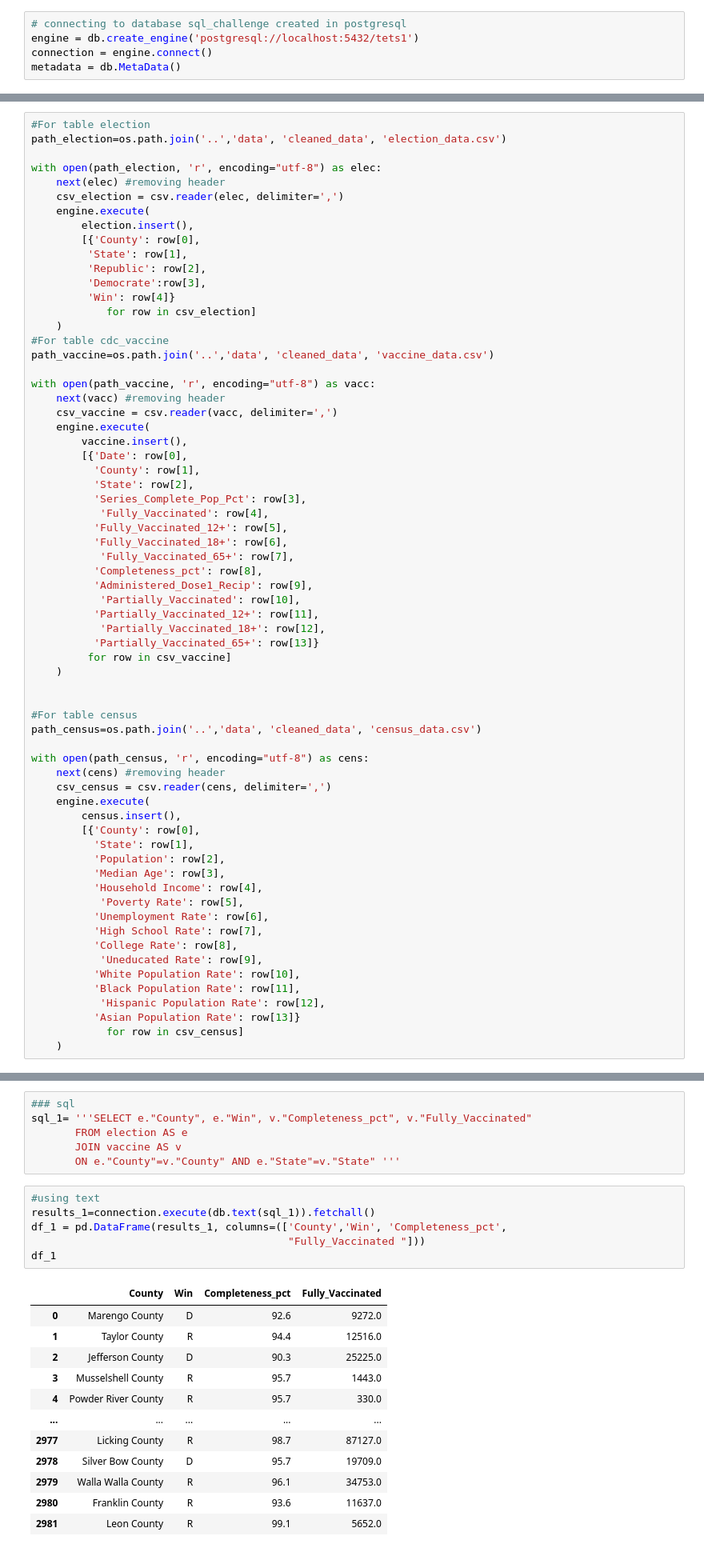
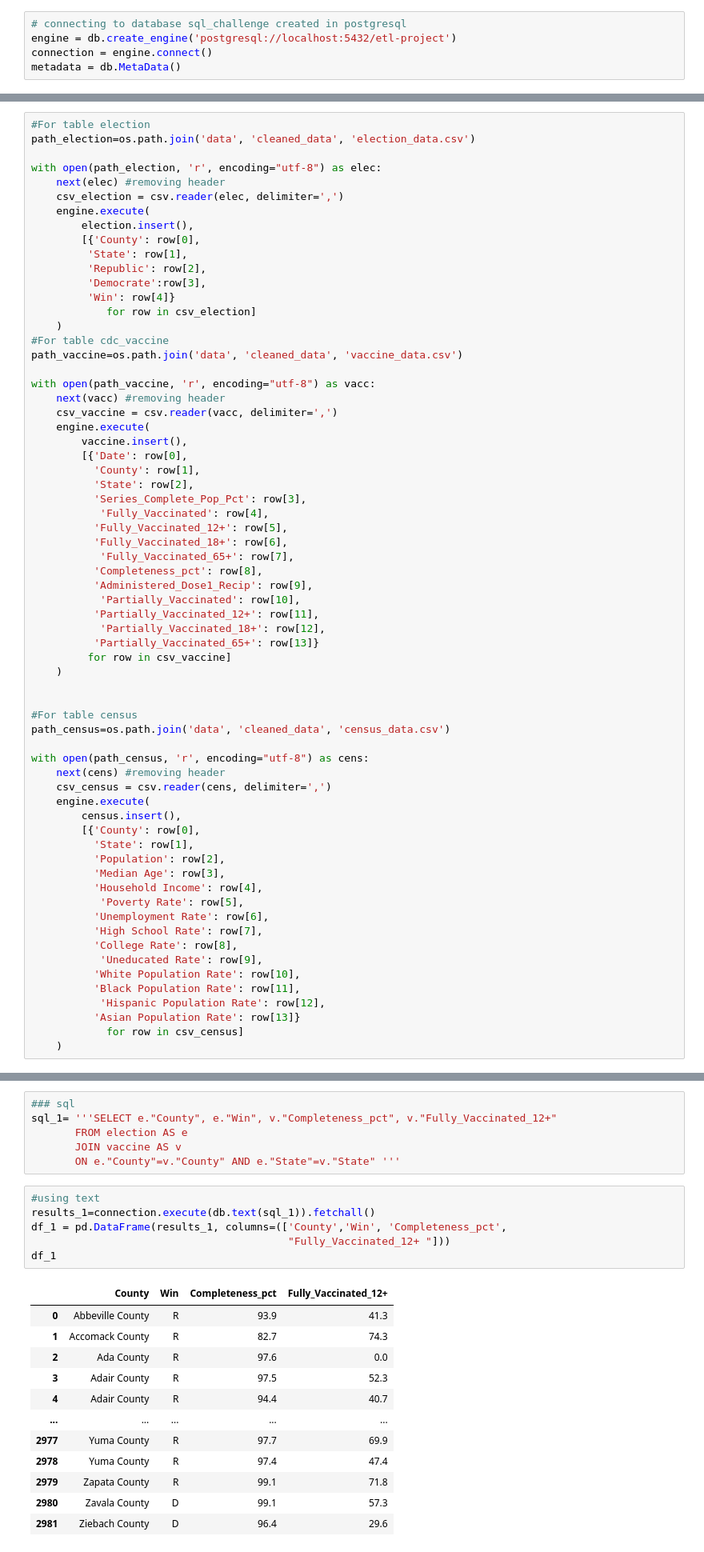
Before and after one commit to pandeysudip/COVID-19-Vaccination-Rate, a Jupyter notebook: Analysis/sqlalchemy.ipynb, the cells around one changed output, grey strips where cells are left out. Shown at 80% size. Drawn from its saved outputs; the diff is of its cells as text.

```diff
--- a/Analysis/sqlalchemy.ipynb
+++ b/Analysis/sqlalchemy.ipynb
@@ -11,7 +11,7 @@ import matplotlib.pyplot as plt
 ## Connecting to database
 # %%
 # connecting to database sql_challenge created in postgresql
-engine = db.create_engine('postgresql://localhost:5432/tets1')
+engine = db.create_engine('postgresql://localhost:5432/etl-project')
 connection = engine.connect()
 metadata = db.MetaData()
 # %%
@@ -80,7 +80,7 @@ vaccine = db.Table('vaccine', metadata, autoload=True, autoload_with=engine)
 ## Inserting values in tables from our cleaned data csv files
 # %%
 #For table election
-path_election=os.path.join('..','data', 'cleaned_data', 'election_data.csv')
+path_election=os.path.join('data', 'cleaned_data', 'election_data.csv')
 
 with open(path_election, 'r', encoding="utf-8") as elec:
     next(elec) #removing header
@@ -95,7 +95,7 @@ with open(path_election, 'r', encoding="utf-8") as elec:
             for row in csv_election]
     )
 #For table cdc_vaccine
-path_vaccine=os.path.join('..','data', 'cleaned_data', 'vaccine_data.csv')
+path_vaccine=os.path.join('data', 'cleaned_data', 'vaccine_data.csv')
 
 with open(path_vaccine, 'r', encoding="utf-8") as vacc:
     next(vacc) #removing header
@@ -121,7 +121,7 @@ with open(path_vaccine, 'r', encoding="utf-8") as vacc:
 
 
 #For table census
-path_census=os.path.join('..','data', 'cleaned_data', 'census_data.csv')
+path_census=os.path.join('data', 'cleaned_data', 'census_data.csv')
 
 with open(path_census, 'r', encoding="utf-8") as cens:
     next(cens) #removing header
@@ -197,29 +197,29 @@ census.c.keys()
 ### 1. Querying by joining two tables
 # %%
 ### sql
-sql_1= '''SELECT e."County", e."Win", v."Completeness_pct", v."Fully_Vaccinated"
+sql_1= '''SELECT e."County", e."Win", v."Completeness_pct", v."Fully_Vaccinated_12+"
        FROM election AS e
        JOIN vaccine AS v
        ON e."County"=v."County" AND e."State"=v."State" '''
 # %%
 #using text
 results_1=connection.execute(db.text(sql_1)).fetchall()
 df_1 = pd.DataFrame(results_1, columns=(['County','Win', 'Completeness_pct',
-                                         "Fully_Vaccinated "]))
+                                         "Fully_Vaccinated_12+ "]))
 df_1
 # %% [output]
-|  | County | Win | Completeness_pct | Fully_Vaccinated |
-| 0 | Marengo County | D | 92.6 | 9272.0 |
-| 1 | Taylor County | R | 94.4 | 12516.0 |
-| 2 | Jefferson County | D | 90.3 | 25225.0 |
-| 3 | Musselshell County | R | 95.7 | 1443.0 |
-| 4 | Powder River County | R | 95.7 | 330.0 |
+|  | County | Win | Completeness_pct | Fully_Vaccinated_12+ |
+| 0 | Abbeville County | R | 93.9 | 41.3 |
+| 1 | Accomack County | R | 82.7 | 74.3 |
+| 2 | Ada County | R | 97.6 | 0.0 |
+| 3 | Adair County | R | 97.5 | 52.3 |
+| 4 | Adair County | R | 94.4 | 40.7 |
 | ... | ... | ... | ... | ... |
-| 2977 | Licking County | R | 98.7 | 87127.0 |
-| 2978 | Silver Bow County | D | 95.7 | 19709.0 |
-| 2979 | Walla Walla County | R | 96.1 | 34753.0 |
-| 2980 | Franklin County | R | 93.6 | 11637.0 |
-| 2981 | Leon County | R | 99.1 | 5652.0 |
+| 2977 | Yuma County | R | 97.7 | 69.9 |
+| 2978 | Yuma County | R | 97.4 | 47.4 |
+| 2979 | Zapata County | R | 99.1 | 71.8 |
+| 2980 | Zavala County | D | 99.1 | 57.3 |
+| 2981 | Ziebach County | D | 96.4 | 29.6 |
 2982 rows × 4 columns
 # %%
 #using sql_alchemy
```
Also changed, not shown: parts of 8 cells of this notebook, 1 other file.
